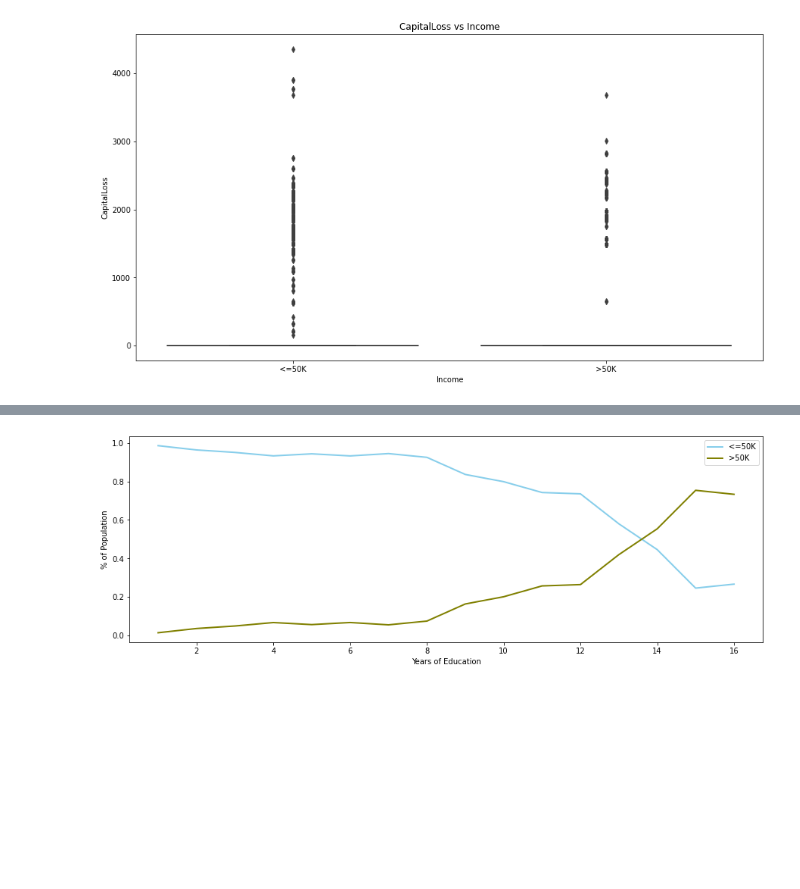
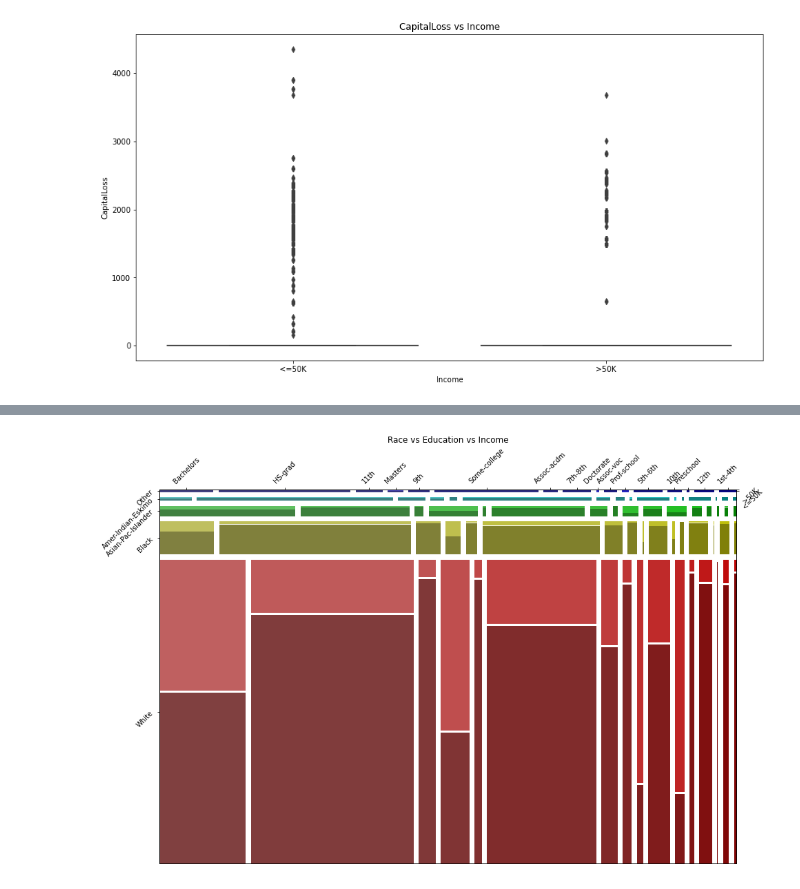
Before and after one commit to Abhik91/CSE578-Data-Visualization, a Jupyter notebook: IncomeAnalysis.ipynb, the cells around one changed output, grey strips where cells are left out. Cells and saved outputs as stored; diff of their text form; code cells hidden in the pictures; blank space fills up the shorter version.

Commit message:
Added Race vs Education vs Income

```diff
--- a/IncomeAnalysis.ipynb
+++ b/IncomeAnalysis.ipynb
@@ -179,12 +179,4 @@ create_mulitvariate_mosaicplots('Sex','Race','Income', 'Sex vs Race vs Income')
-# %%
-educationNum_vs_income = get_count_df_normalized(concatenate_dataset, 'EducationNum', percent=False)
-plt.figure(figsize=(15,5))
-plt.plot( 'EducationNum', '<=50K', data=educationNum_vs_income, color='skyblue', linewidth=2)
-plt.plot( 'EducationNum', '>50K', data=educationNum_vs_income,  color='olive', linewidth=2)
-plt.xlabel('Years of Education')
-plt.ylabel('% of Population')
-plt.title('')
-plt.legend()
-plt.show()
-# %% [output]
-[figure, removed]
+# %%
+create_mulitvariate_mosaicplots('Race','Education','Income', 'Race vs Education vs Income')
+# %% [output]
+[figure, added]
```
Also changed, not shown: parts of 6 cells of this notebook.
